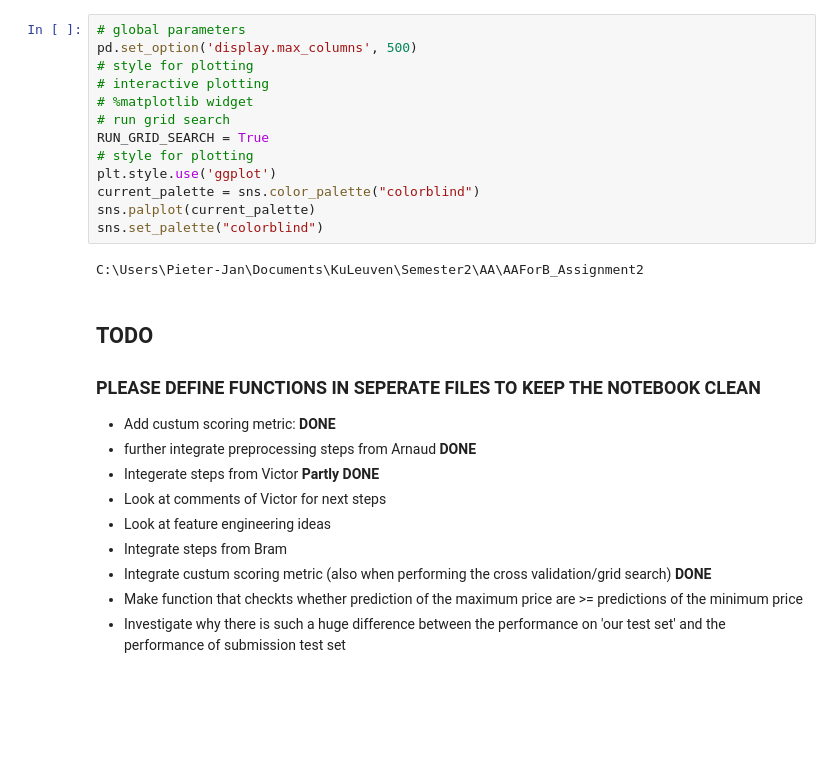
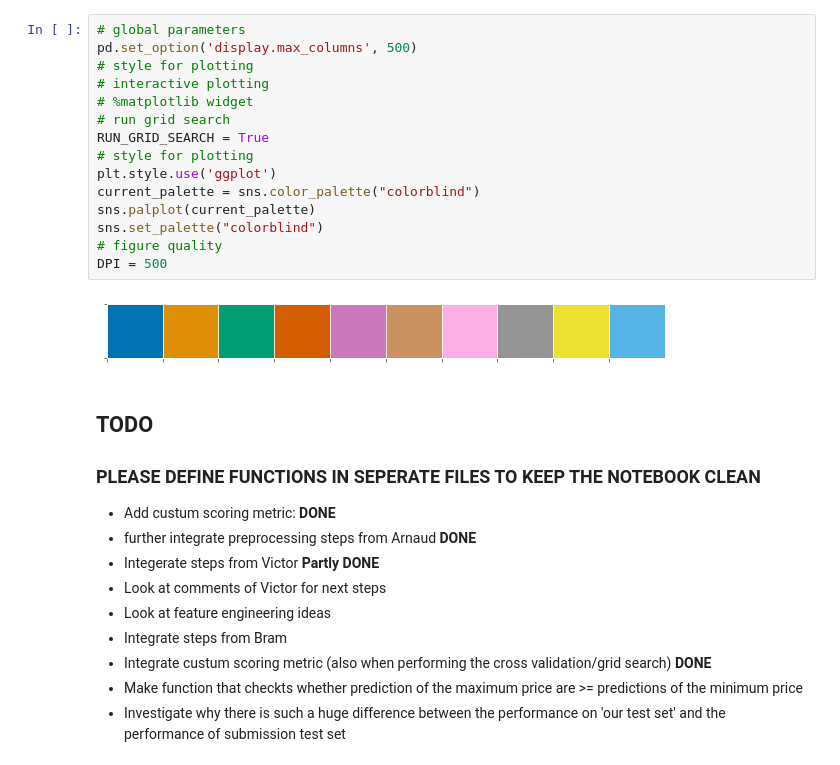
Before and after one commit to BrutishGuy/AAForB_Assignment2, a Jupyter notebook: code/PieterJan/Python/random_forest.ipynb, the cells around one changed output. Saved outputs shown, nothing was run; the diff lists cells and outputs as text; blank space fills up the shorter version.

```diff
--- a/code/PieterJan/Python/random_forest.ipynb
+++ b/code/PieterJan/Python/random_forest.ipynb
@@ -49,18 +55,20 @@ from postprocessing.postprocessing import plot_residuals
 # %%
 # global parameters
 pd.set_option('display.max_columns', 500)
 # style for plotting
 # interactive plotting
 # %matplotlib widget
 # run grid search
 RUN_GRID_SEARCH = True
 # style for plotting
 plt.style.use('ggplot')
 current_palette = sns.color_palette("colorblind")
 sns.palplot(current_palette)
 sns.set_palette("colorblind")
+# figure quality
+DPI = 500
 # %% [output]
-C:\Users\Pieter-Jan\Documents\KuLeuven\Semester2\AA\AAForB_Assignment2
+[figure, added]
 # %% [markdown]
 ## TODO
 
```
Also changed, not shown: parts of 20 cells of this notebook, 10 other files.
